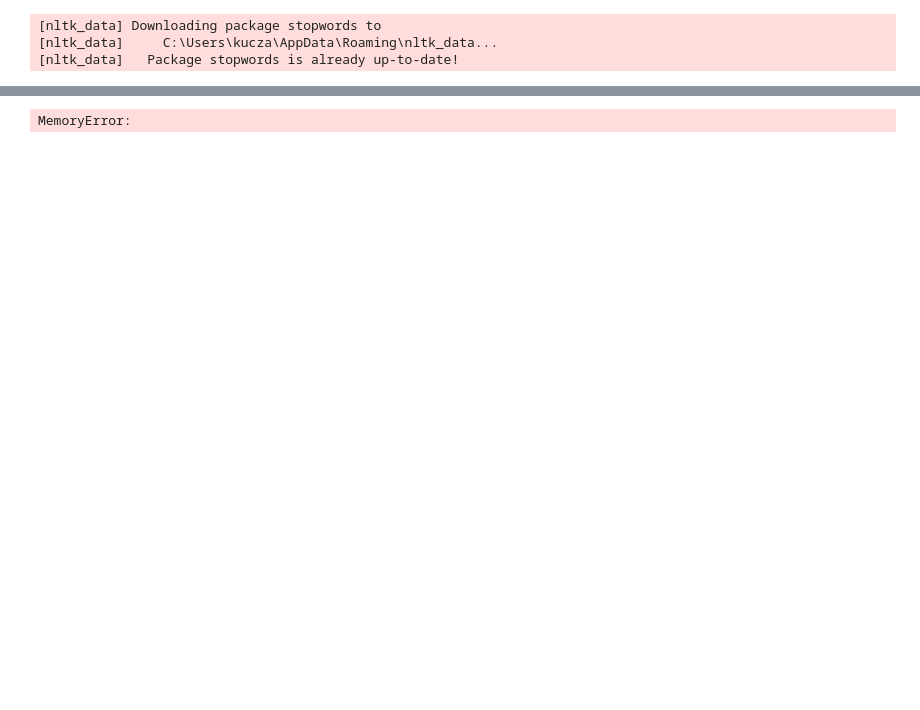
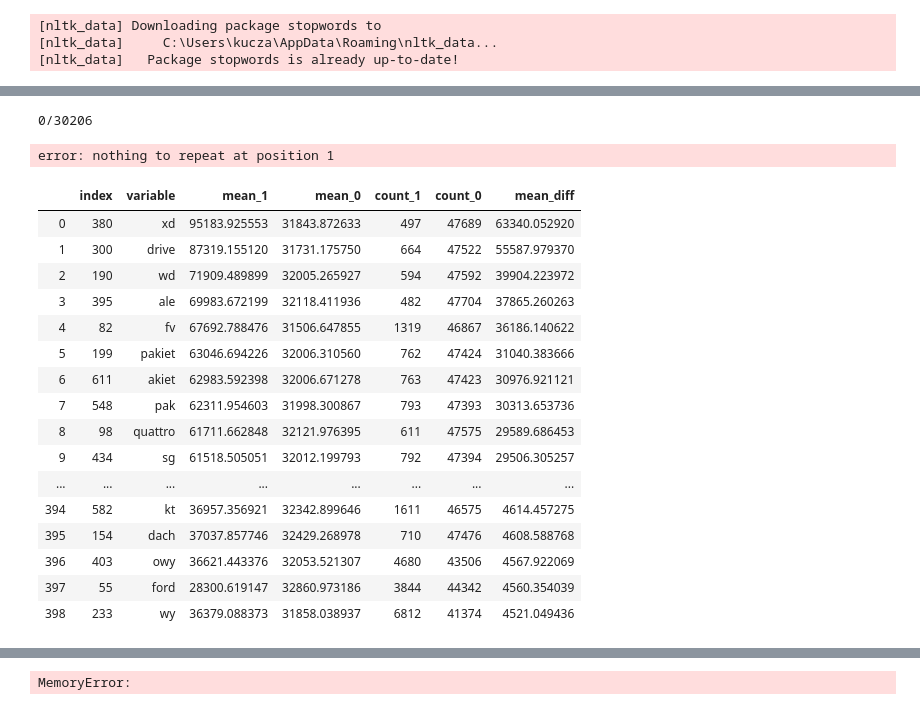
Before and after one commit to TomekQ13/Car_purchase, a Jupyter notebook: car_purchase.ipynb, the cells around one changed output, grey strips where cells are left out. Saved outputs shown, nothing was run; the diff lists cells and outputs as text; code cells hidden in the pictures; blank space fills up the shorter version.

```diff
--- a/car_purchase.ipynb
+++ b/car_purchase.ipynb
@@ -287,6 +353,6 @@ class CarData:
 #cv = CountVectorizer(max_features = 1000)
 #X = cv.fit_transform(corpus).toarray()
 # %%
-x = CarData('data/')
+x = CarData('data/', dependent_variable = 'price')
 # %%
 corpus = x.make_corpus()
@@ -296,0 +359,3 @@ len(corpus)
+# %%
+with open("corpus.txt", "r") as file:
+    corpus = eval(file.readline())
@@ -296,0 +406,27 @@ len(corpus)
+# %%
+results = x.analyse_variables(list_of_variables = corpus)
+# %% [output]
+0/30206
+error: nothing to repeat at position 1
+# %%
+pd.set_option('display.max_rows', 10000)
+# %%
+results.sort_values(by = 'mean_diff', ascending = False)
+# %% [output]
+|  | index | variable | mean_1 | mean_0 | count_1 | count_0 | mean_diff |
+| 0 | 380 | xd | 95183.925553 | 31843.872633 | 497 | 47689 | 63340.052920 |
+| 1 | 300 | drive | 87319.155120 | 31731.175750 | 664 | 47522 | 55587.979370 |
+| 2 | 190 | wd | 71909.489899 | 32005.265927 | 594 | 47592 | 39904.223972 |
+| 3 | 395 | ale | 69983.672199 | 32118.411936 | 482 | 47704 | 37865.260263 |
+| 4 | 82 | fv | 67692.788476 | 31506.647855 | 1319 | 46867 | 36186.140622 |
+| 5 | 199 | pakiet | 63046.694226 | 32006.310560 | 762 | 47424 | 31040.383666 |
+| 6 | 611 | akiet | 62983.592398 | 32006.671278 | 763 | 47423 | 30976.921121 |
+| 7 | 548 | pak | 62311.954603 | 31998.300867 | 793 | 47393 | 30313.653736 |
+| 8 | 98 | quattro | 61711.662848 | 32121.976395 | 611 | 47575 | 29589.686453 |
+| 9 | 434 | sg | 61518.505051 | 32012.199793 | 792 | 47394 | 29506.305257 |
+| ... | ... | ... | ... | ... | ... | ... | ... |
+| 394 | 582 | kt | 36957.356921 | 32342.899646 | 1611 | 46575 | 4614.457275 |
+| 395 | 154 | dach | 37037.857746 | 32429.268978 | 710 | 47476 | 4608.588768 |
+| 396 | 403 | owy | 36621.443376 | 32053.521307 | 4680 | 43506 | 4567.922069 |
+| 397 | 55 | ford | 28300.619147 | 32860.973186 | 3844 | 44342 | 4560.354039 |
+| 398 | 233 | wy | 36379.088373 | 31858.038937 | 6812 | 41374 | 4521.049436 |
```
Also changed, not shown: parts of 12 cells of this notebook.
